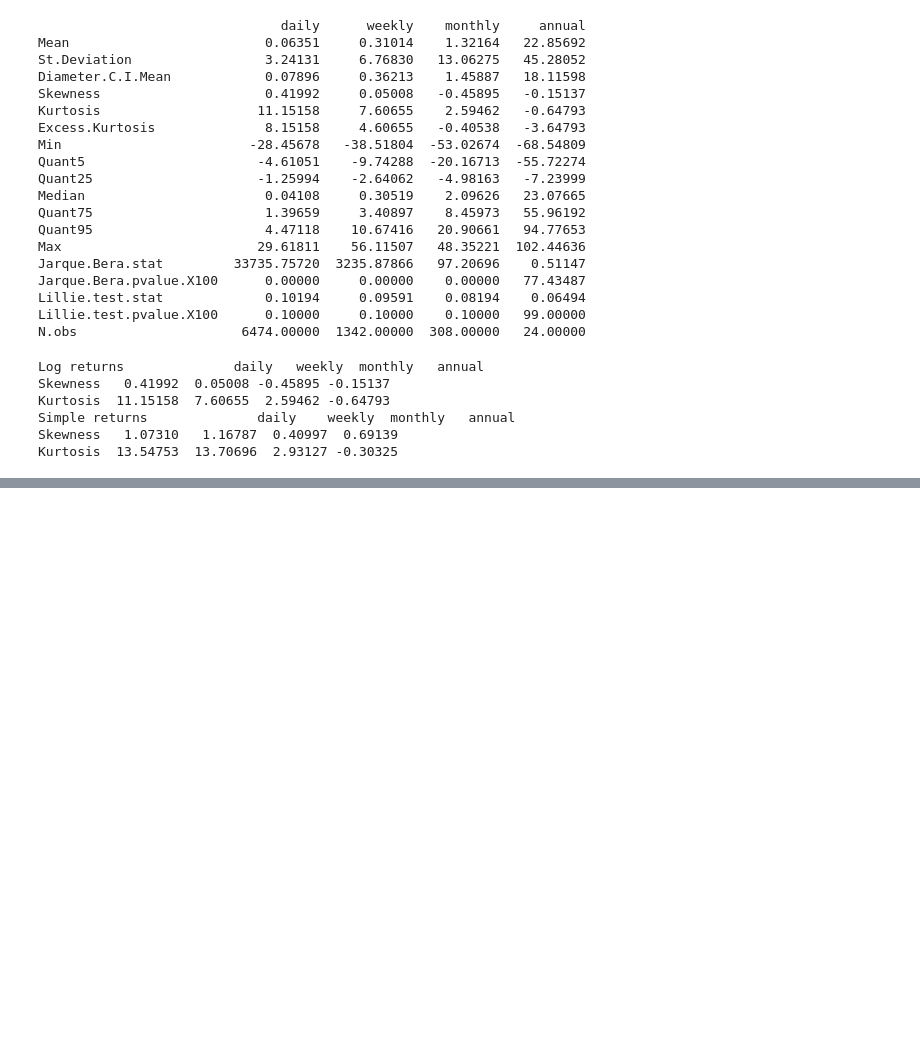
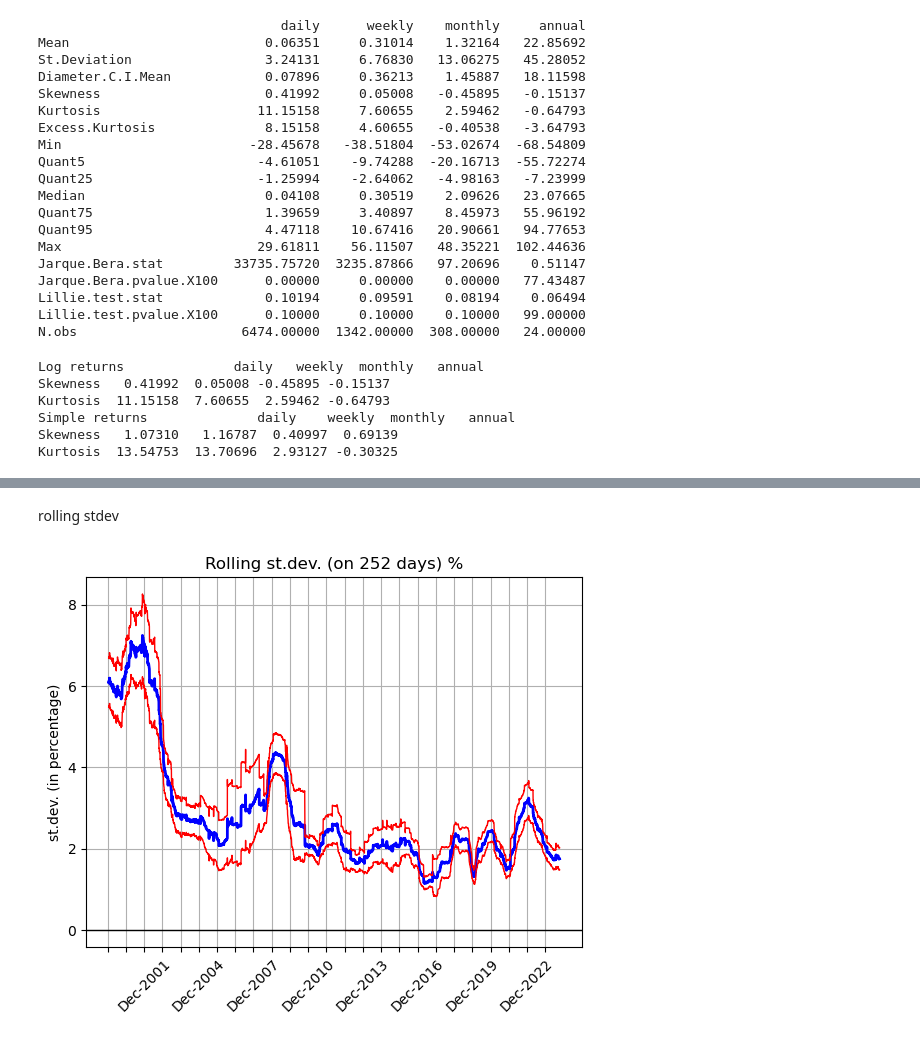
Before and after one commit to cgav1n1/Econometrics_Stylized_Facts, a Jupyter notebook: MidTermAssignmentwith6Facts.ipynb, the cells around one changed output, grey strips where cells are left out. Drawn from its saved outputs; the diff is of its cells as text; code cells hidden in the pictures; blank space fills up the shorter version.

Commit message:
rolling stdev

```diff
--- a/MidTermAssignmentwith6Facts.ipynb
+++ b/MidTermAssignmentwith6Facts.ipynb
@@ -1818,0 +1869,43 @@ with open("Latex/table_Skewness_kurtosis.tex", "w") as file:
+# %% [markdown]
+rolling stdev
+# %%
+# extract the Std Dev from roll_mom_manual
+sd_plot = roll_mom_manual[:,1]
+mu4 = roll_mom_manual[:,4]
+sd_plot_ub = roll_mom_manual[:,1]+1.96*(1/(2*sd_plot)*np.sqrt(mu4-sd_plot**4))/np.sqrt(window_length)
+sd_plot_lb = roll_mom_manual[:,1]-1.96*(1/(2*sd_plot)*np.sqrt(mu4-sd_plot**4))/np.sqrt(window_length)
+
+data2plot_na = np.column_stack((sd_plot, sd_plot_lb, sd_plot_ub))
+
+data_index = log_returns_daily.index
+
+data2plot_na = pd.DataFrame({'StD': sd_plot, 'LowerBound': sd_plot_lb, 'UpperBound': sd_plot_ub},
+                               index=data_index)
+
+# Select only rows without missing values
+data2plot = data2plot_na.dropna()
+# retrieve the data index
+data2plot
+
+# Customizing x-axis labels for December 31 of each year
+date_labels = pd.date_range(start='1999-01-01', end='2024-10-01', freq='A-DEC')
+# Show 1 tick every 3 years
+formatted_labels = [f'Dec-{date.year}' if date.year % 3 == 0 else '' for date in date_labels]
+# Add labels and rotate them
+plt.xticks(date_labels, formatted_labels, rotation=45)
+
+# Plot the data
+plt.plot(data2plot.index, data2plot["StD"] * 100, color='blue', linestyle='-', linewidth=2)
+plt.plot(data2plot.index, data2plot["LowerBound"] * 100, color='red', linestyle='-', linewidth=1)
+plt.plot(data2plot.index, data2plot["UpperBound"] * 100, color='red', linestyle='-', linewidth=1)
+plt.xlabel('')
+plt.grid(True)
+plt.ylabel('st.dev. (in percentage)')
+plt.title('Rolling st.dev. (on 252 days) %')
+plt.axhline(0, linestyle='-', color='black', linewidth=1)  # Add a zero line
+
+
+plt.savefig('Latex/Img/AMZN_rolling_stdev.pdf', format='pdf', bbox_inches='tight')
+plt.show()
+# %% [output]
+[figure, added]
```
Also changed, not shown: parts of 2 cells of this notebook, 11 other files.
